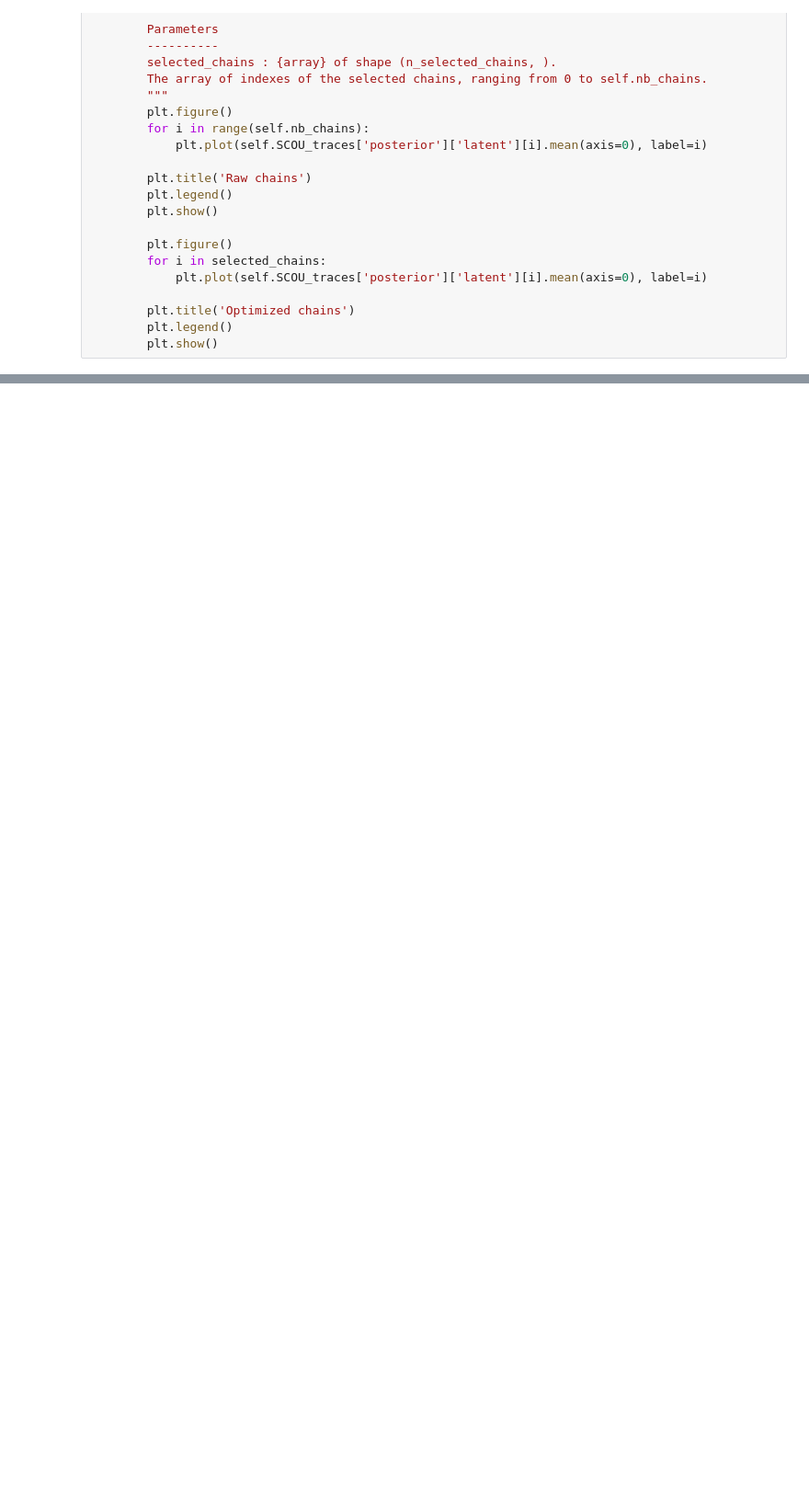
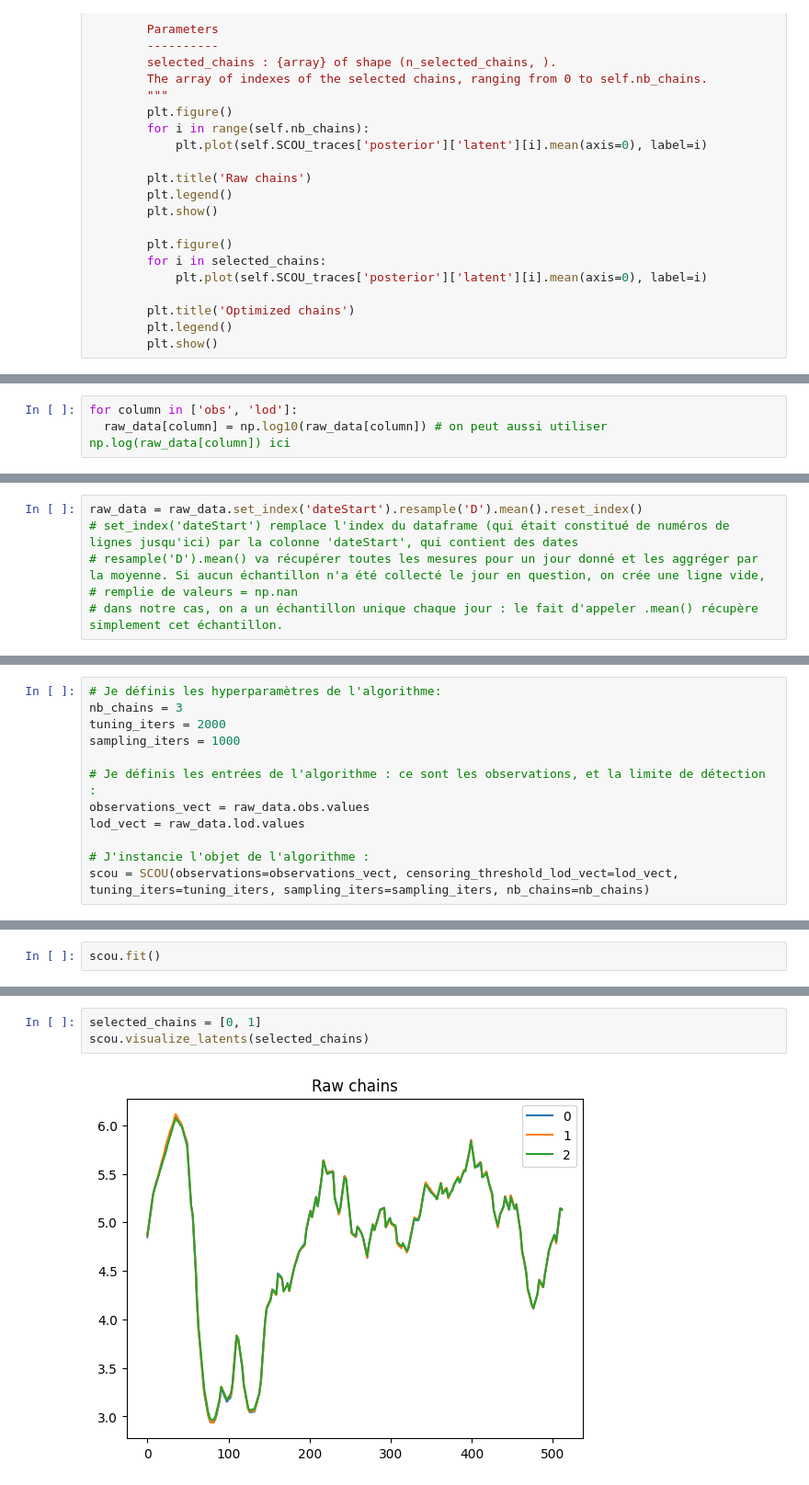
Before and after one commit to ncluzel/HMM_course_TPs, a Jupyter notebook: data_processing.ipynb, the cells around one changed output, grey strips where cells are left out. Shown at 92% size. Cells and saved outputs as stored; diff of their text form; blank space fills up the shorter version.

Commit message:
Updating data_processing with annotations

```diff
--- a/data_processing.ipynb
+++ b/data_processing.ipynb
@@ -537,0 +584,3 @@ raw_data = pd.read_csv('toy_data.csv', sep=";")
+# %%
+for column in ['obs', 'lod']:
+  raw_data[column] = np.log10(raw_data[column]) # on peut aussi utiliser np.log(raw_data[column]) ici
@@ -537,0 +610,6 @@ raw_data = pd.read_csv('toy_data.csv', sep=";")
+# %%
+raw_data = raw_data.set_index('dateStart').resample('D').mean().reset_index()
+# set_index('dateStart') remplace l'index du dataframe (qui était constitué de numéros de lignes jusqu'ici) par la colonne 'dateStart', qui contient des dates
+# resample('D').mean() va récupérer toutes les mesures pour un jour donné et les aggréger par la moyenne. Si aucun échantillon n'a été collecté le jour en question, on crée une ligne vide,
+# remplie de valeurs = np.nan
+# dans notre cas, on a un échantillon unique chaque jour : le fait d'appeler .mean() récupère simplement cet échantillon.
@@ -537,0 +654,12 @@ raw_data = pd.read_csv('toy_data.csv', sep=";")
+# %%
+# Je définis les hyperparamètres de l'algorithme:
+nb_chains = 3
+tuning_iters = 2000
+sampling_iters = 1000
+
+# Je définis les entrées de l'algorithme : ce sont les observations, et la limite de détection :
+observations_vect = raw_data.obs.values
+lod_vect = raw_data.lod.values
+
+# J'instancie l'objet de l'algorithme :
+scou = SCOU(observations=observations_vect, censoring_threshold_lod_vect=lod_vect, tuning_iters=tuning_iters, sampling_iters=sampling_iters, nb_chains=nb_chains)
@@ -537,0 +668,2 @@ raw_data = pd.read_csv('toy_data.csv', sep=";")
+# %%
+scou.fit()
@@ -537,0 +694,5 @@ raw_data = pd.read_csv('toy_data.csv', sep=";")
+# %%
+selected_chains = [0, 1]
+scou.visualize_latents(selected_chains)
+# %% [output]
+[figure, added]
```
Also changed, not shown: parts of 25 cells of this notebook.
